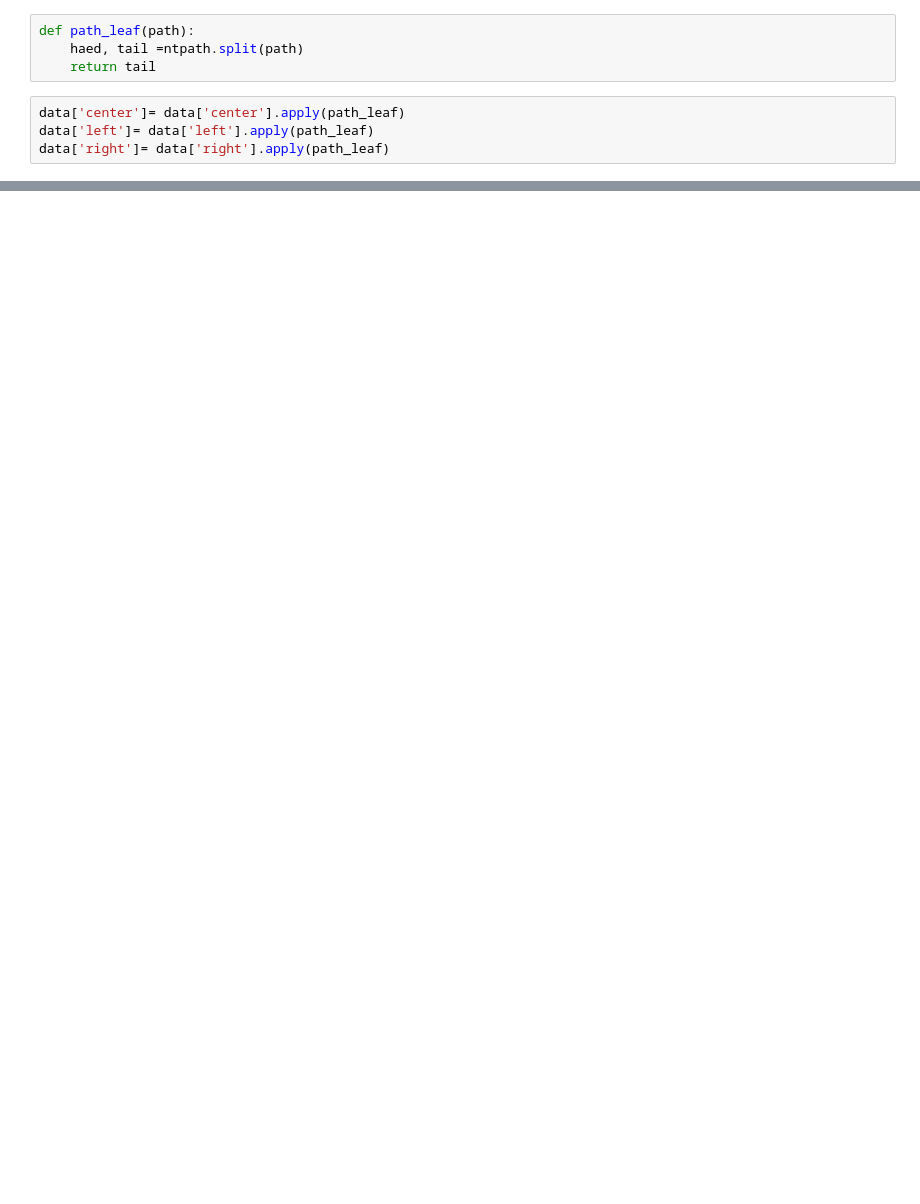
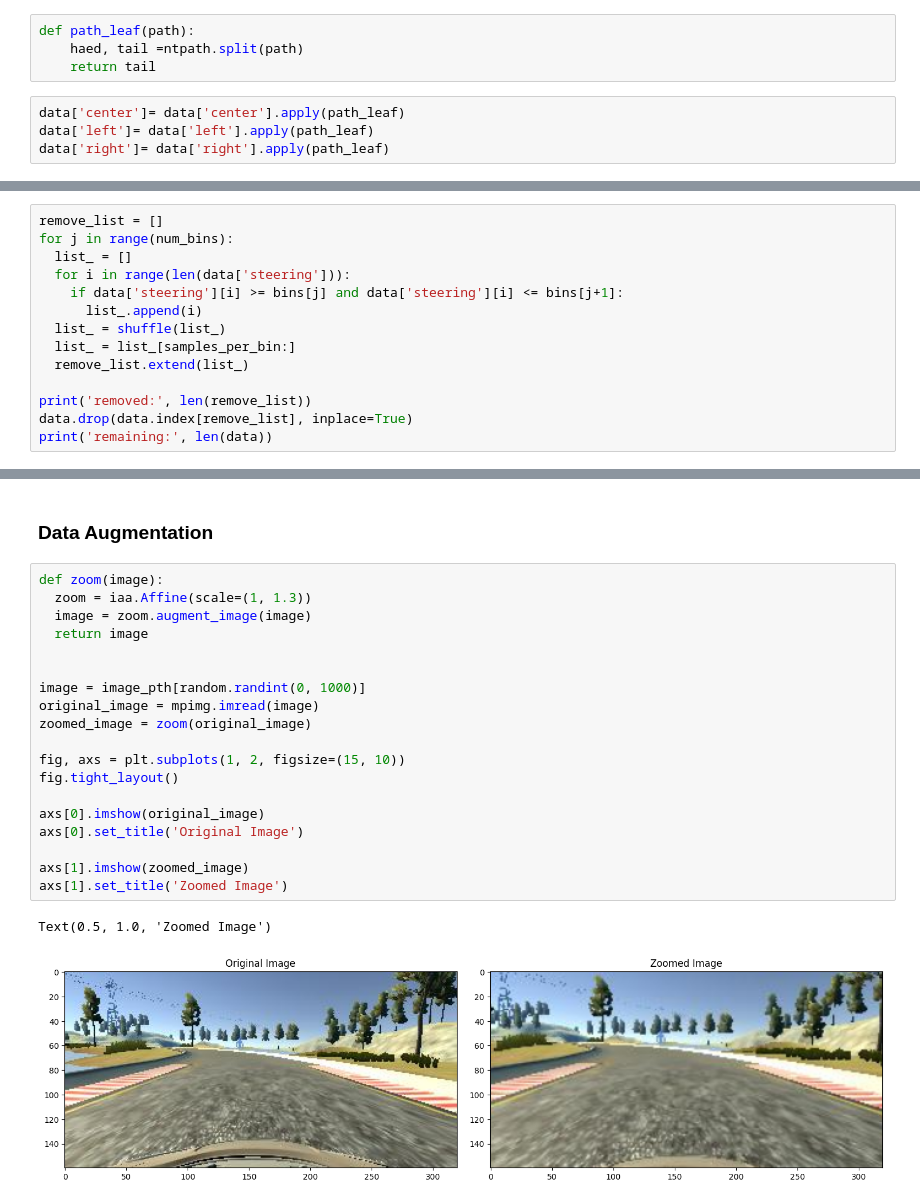
Before and after one commit to nuhla/AI-CARE-SELF-Driving, a Jupyter notebook: SelfDrivingCar.ipynb, the cells around one changed output, grey strips where cells are left out. Saved outputs shown, nothing was run; the diff lists cells and outputs as text; blank space fills up the shorter version.

```diff
--- a/SelfDrivingCar.ipynb
+++ b/SelfDrivingCar.ipynb
@@ -157,0 +124,14 @@ ValueError: operands could not be broadcast together with shapes (25,) (0,)
+# %%
+remove_list = []
+for j in range(num_bins):
+  list_ = []
+  for i in range(len(data['steering'])):
+    if data['steering'][i] >= bins[j] and data['steering'][i] <= bins[j+1]:
+      list_.append(i)
+  list_ = shuffle(list_)
+  list_ = list_[samples_per_bin:]
+  remove_list.extend(list_)
+
+print('removed:', len(remove_list))
+data.drop(data.index[remove_list], inplace=True)
+print('remaining:', len(data))
@@ -157,0 +194,24 @@ ValueError: operands could not be broadcast together with shapes (25,) (0,)
+# %% [markdown]
+### Data Augmentation
+# %%
+def zoom(image):
+  zoom = iaa.Affine(scale=(1, 1.3))
+  image = zoom.augment_image(image)
+  return image
+
+
+image = image_pth[random.randint(0, 1000)]
+original_image = mpimg.imread(image)
+zoomed_image = zoom(original_image)
+
+fig, axs = plt.subplots(1, 2, figsize=(15, 10))
+fig.tight_layout()
+
+axs[0].imshow(original_image)
+axs[0].set_title('Original Image')
+
+axs[1].imshow(zoomed_image)
+axs[1].set_title('Zoomed Image')
+# %% [output]
+Text(0.5, 1.0, 'Zoomed Image')
+[figure, added]
```
Also changed, not shown: parts of 16 cells of this notebook.
